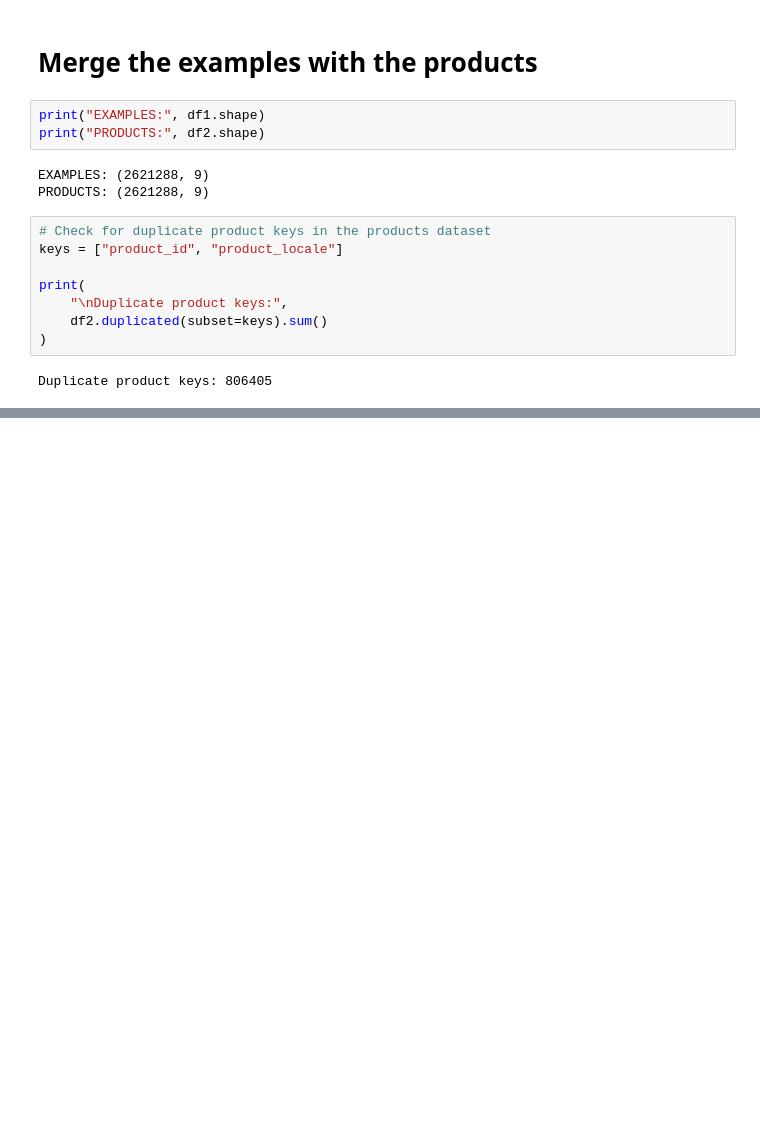
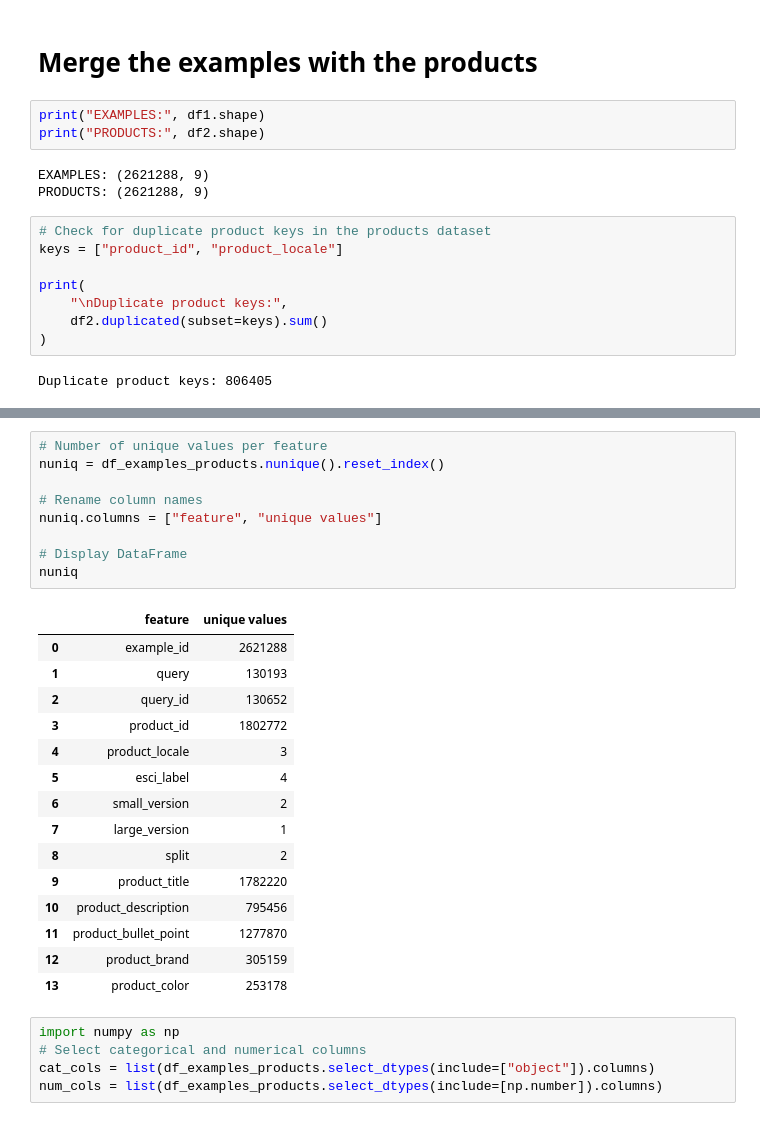
Before and after one commit to CharalamposZisis/Amazon-Recommendation-System, a Jupyter notebook: data/esci_data/download_esci_data.ipynb, the cells around one changed output, grey strips where cells are left out. Drawn from its saved outputs; the diff is of its cells as text; blank space fills up the shorter version.

```diff
--- a/data/esci_data/download_esci_data.ipynb
+++ b/data/esci_data/download_esci_data.ipynb
@@ -216,0 +352,30 @@ KeyError: 'product_title'
+# %%
+# Number of unique values per feature
+nuniq = df_examples_products.nunique().reset_index()
+
+# Rename column names
+nuniq.columns = ["feature", "unique values"]
+
+# Display DataFrame
+nuniq
+# %% [output]
+|  | feature | unique values |
+| 0 | example_id | 2621288 |
+| 1 | query | 130193 |
+| 2 | query_id | 130652 |
+| 3 | product_id | 1802772 |
+| 4 | product_locale | 3 |
+| 5 | esci_label | 4 |
+| 6 | small_version | 2 |
+| 7 | large_version | 1 |
+| 8 | split | 2 |
+| 9 | product_title | 1782220 |
+| 10 | product_description | 795456 |
+| 11 | product_bullet_point | 1277870 |
+| 12 | product_brand | 305159 |
+| 13 | product_color | 253178 |
+# %%
+import numpy as np
+# Select categorical and numerical columns
+cat_cols = list(df_examples_products.select_dtypes(include=["object"]).columns)
+num_cols = list(df_examples_products.select_dtypes(include=[np.number]).columns)
```
Also changed, not shown: parts of 25 cells of this notebook.
